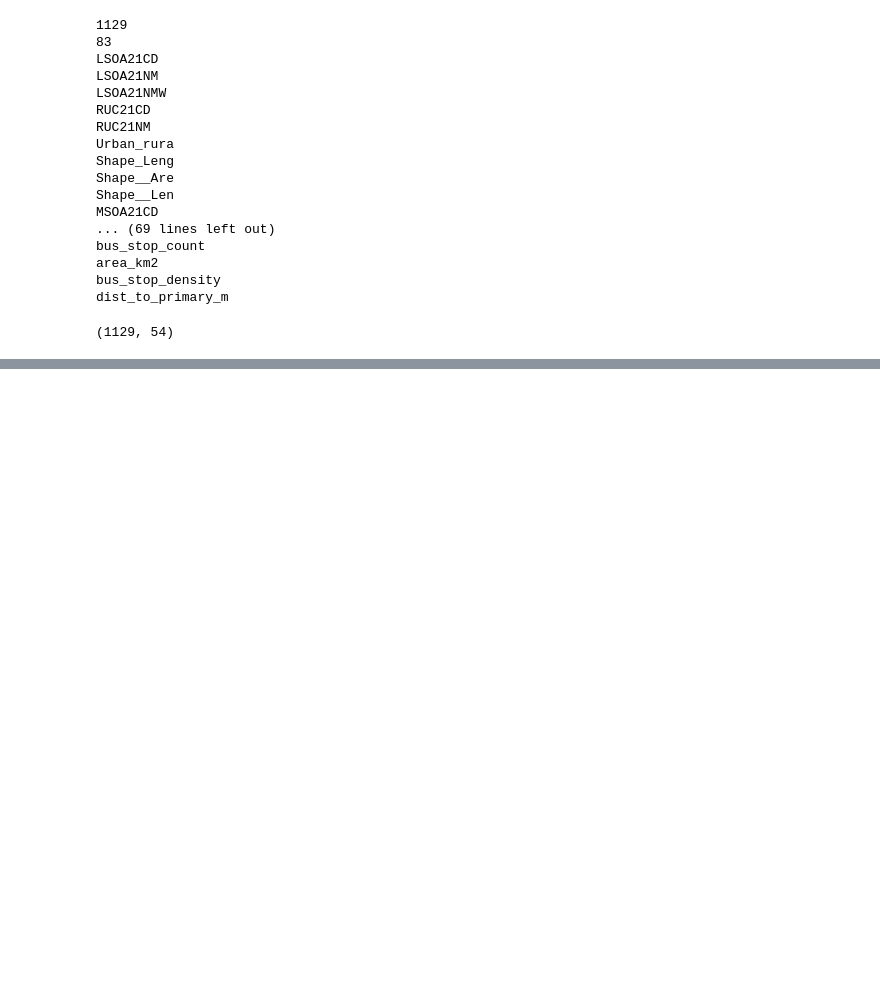
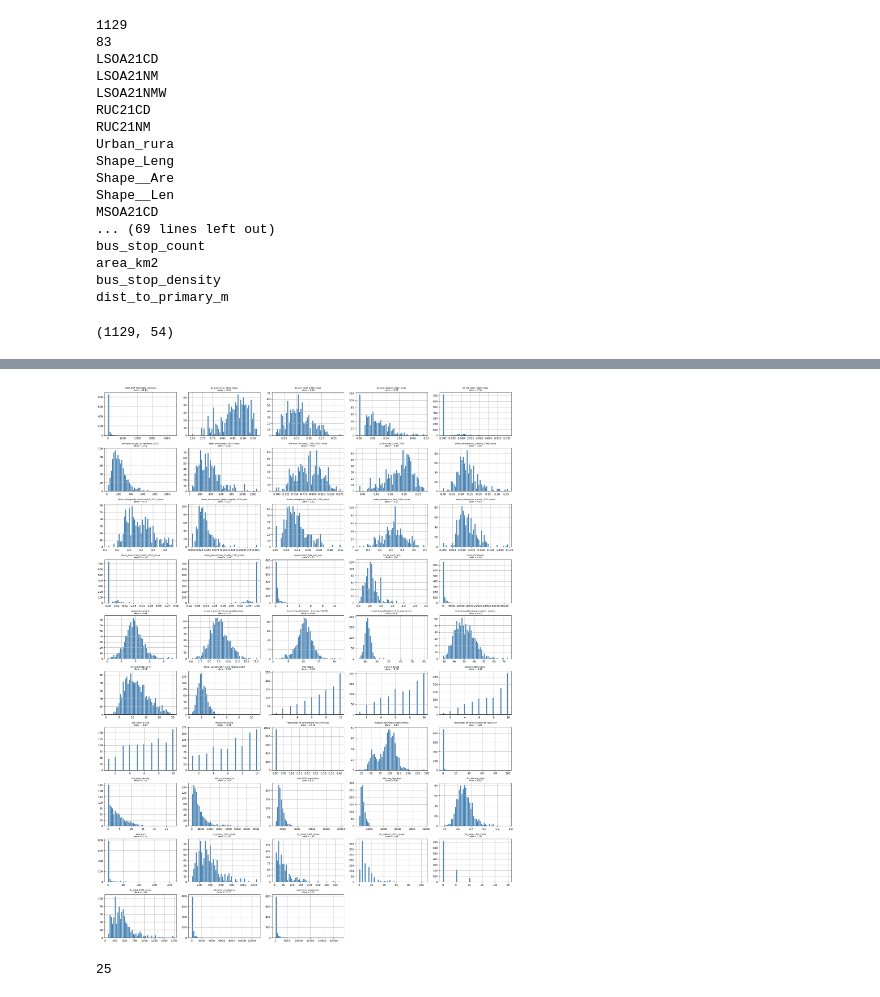
Before and after one commit to StooneJam/G23-Swindon-Borough-Council, a Jupyter notebook: data preprocessing+EDA/data preprocessing.ipynb, the cells around one changed output, grey strips where cells are left out. Cells and saved outputs as stored; diff of their text form; code cells hidden in the pictures; blank space fills up the shorter version.

```diff
--- a/data preprocessing+EDA/data preprocessing.ipynb
+++ b/data preprocessing+EDA/data preprocessing.ipynb
@@ -76,0 +134,11 @@ features_selected.to_csv("features_selected.csv", index=False)
+# %%
+df = pd.read_csv("2-features_clean.csv")
+print("Negative GVA:", (df["LSOA GVA Estimates (millions)"] < 0).sum())
+numeric_cols = df.select_dtypes(include="number").columns
+for c in numeric_cols:
+    q1, q3 = df[c].quantile([0.25, 0.75])
+    iqr = q3 - q1
+    low, high = q1 - 1.5 * iqr, q3 + 1.5 * iqr
+    n = ((df[c] < low) | (df[c] > high)).sum()
+    if n > 0:
+        print(f"{c}: {n}")
@@ -76,0 +163,25 @@ features_selected.to_csv("features_selected.csv", index=False)
+# %%
+import matplotlib.pyplot as plt
+numeric_cols = df.select_dtypes(include="number").columns
+n = len(numeric_cols)
+cols = 5
+rows = (n + cols - 1) // cols
+fig, axes = plt.subplots(rows, cols, figsize=(cols * 4.5, rows * 3))
+for ax, col in zip(axes.flat, numeric_cols):
+    df[col].hist(bins=50, ax=ax, color="steelblue", edgecolor="white")
+    ax.set_title(f"{col[:40]}\nskew = {df[col].skew():.2f}", fontsize=8)
+
+for ax in axes.flat[n:]:
+    ax.axis("off")
+
+plt.tight_layout()
+plt.savefig("dist_all.png", dpi=120)
+plt.show()
+# %% [output]
+[figure, added]
+# %%
+skew = df[numeric_cols].skew()
+skewed_cols = skew[skew > 1].index.tolist()
+len(skewed_cols)
+# %% [output]
+25
```
Also changed, not shown: parts of 22 cells of this notebook, 14 other files.
